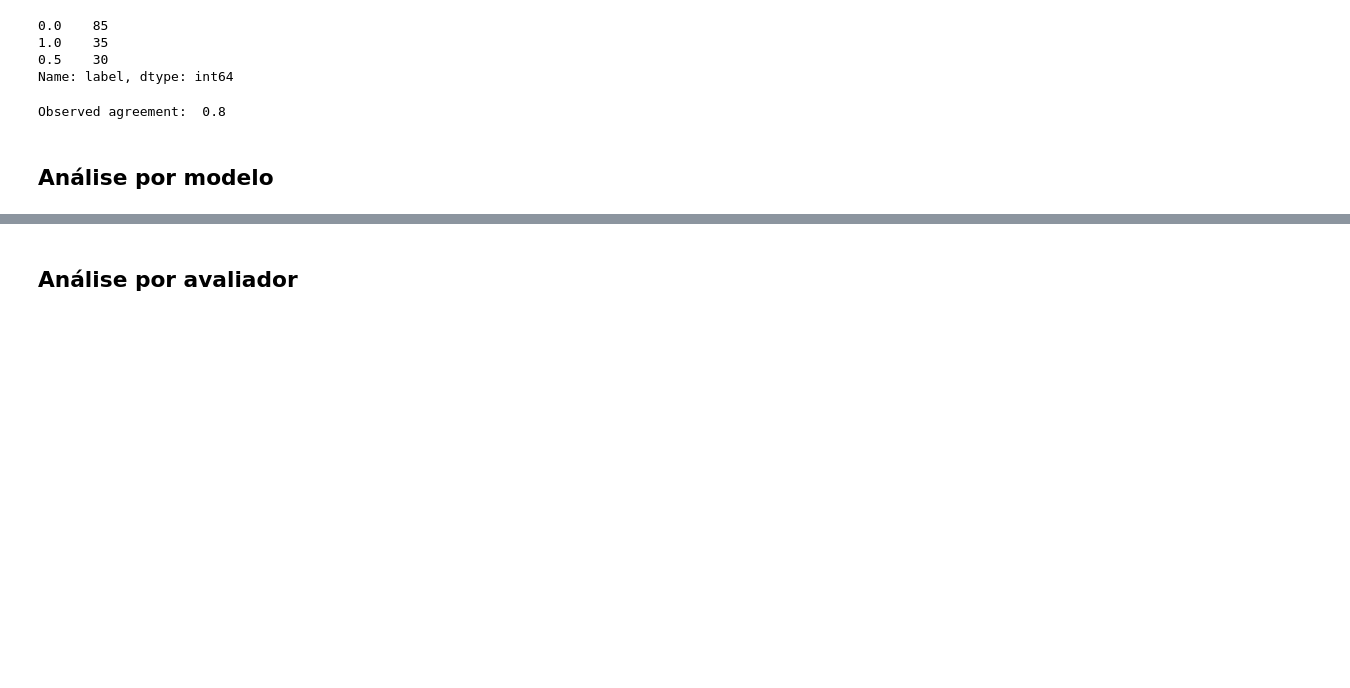
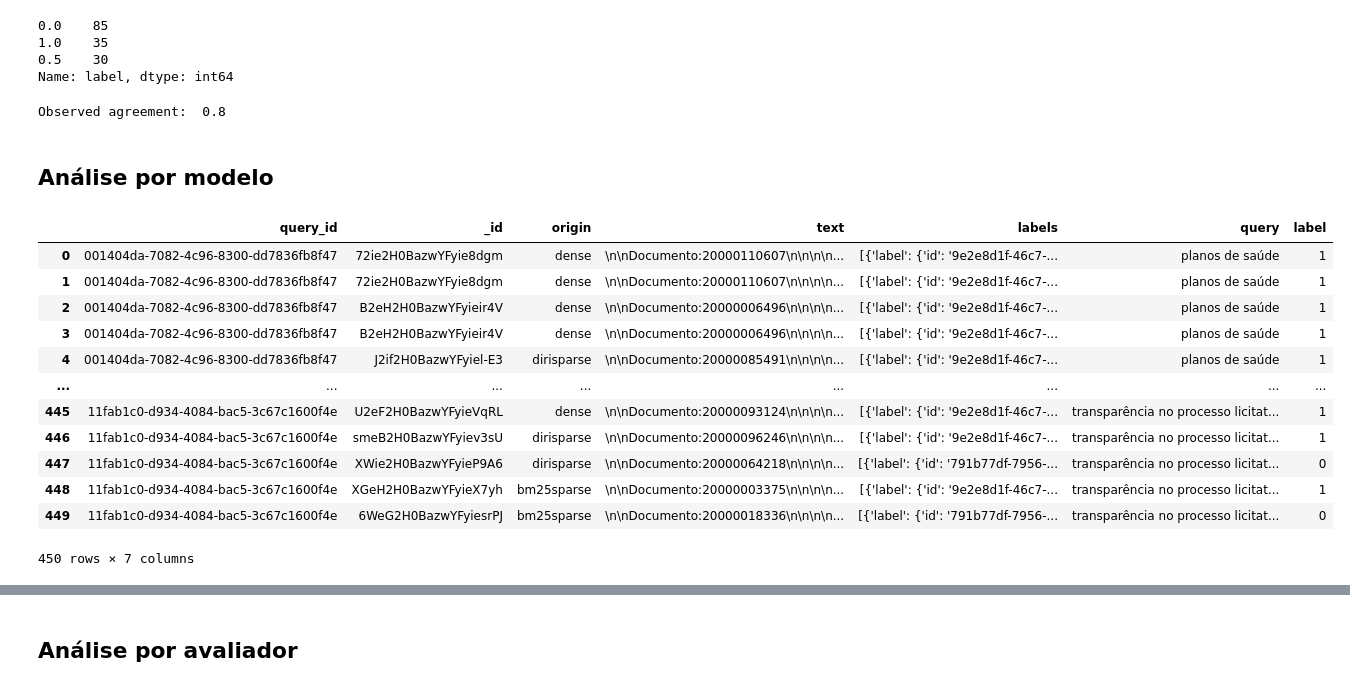
Before and after one commit to MPMG-DCC-UFMG/M05, a Jupyter notebook: notebooks/feedback_analysis.ipynb, the cells around one changed output, grey strips where cells are left out. Cells and saved outputs as stored; diff of their text form; code cells hidden in the pictures; blank space fills up the shorter version.

Commit message:
updates feedback analysis notebook

```diff
--- a/notebooks/feedback_analysis.ipynb
+++ b/notebooks/feedback_analysis.ipynb
@@ -119,3 +119,34 @@ Observed agreement:  0.8
 # consultas sem nenhum relevante
 # %% [markdown]
 ## Análise por modelo
+# %%
+original_feedbacks = []
+with open("feedback_queries_final.json", "r") as feedback:
+    original_feedbacks += json.load(feedback)
+original_feedbacks = pd.DataFrame(original_feedbacks)
+
+def change_corresponding(row):
+    for elem in row["corresponding"]:
+        elem["query"] = row["text"]
+        elem["query_id"] = row["_id"]
+    return row["corresponding"]
+original_feedbacks["corresponding"] = original_feedbacks.apply(lambda row: change_corresponding(row) ,axis=1)
+
+original_feedbacks = pd.json_normalize(original_feedbacks.explode("corresponding")["corresponding"])
+original_feedbacks["query"] = original_feedbacks["query"].apply(lambda x: x.replace("CONSULTA: ", ""))
+original_feedbacks = pd.merge(original_feedbacks[["query_id", "_id", "origin"]], feedbacks, on=["query_id", "_id"])
+original_feedbacks
+# %% [output]
+|  | query_id | _id | origin | text | labels | query | label |
+| 0 | 001404da-7082-4c96-8300-dd7836fb8f47 | 72ie2H0BazwYFyie8dgm | dense | \n\nDocumento:20000110607\n\n\n\n... | [{'label': {'id': '9e2e8d1f-46c7-... | planos de saúde | 1 |
+| 1 | 001404da-7082-4c96-8300-dd7836fb8f47 | 72ie2H0BazwYFyie8dgm | dense | \n\nDocumento:20000110607\n\n\n\n... | [{'label': {'id': '9e2e8d1f-46c7-... | planos de saúde | 1 |
+| 2 | 001404da-7082-4c96-8300-dd7836fb8f47 | B2eH2H0BazwYFyieir4V | dense | \n\nDocumento:20000006496\n\n\n\n... | [{'label': {'id': '9e2e8d1f-46c7-... | planos de saúde | 1 |
+| 3 | 001404da-7082-4c96-8300-dd7836fb8f47 | B2eH2H0BazwYFyieir4V | dense | \n\nDocumento:20000006496\n\n\n\n... | [{'label': {'id': '9e2e8d1f-46c7-... | planos de saúde | 1 |
+| 4 | 001404da-7082-4c96-8300-dd7836fb8f47 | J2if2H0BazwYFyiel-E3 | dirisparse | \n\nDocumento:20000085491\n\n\n\n... | [{'label': {'id': '9e2e8d1f-46c7-... | planos de saúde | 1 |
+| ... | ... | ... | ... | ... | ... | ... | ... |
+| 445 | 11fab1c0-d934-4084-bac5-3c67c1600f4e | U2eF2H0BazwYFyieVqRL | dense | \n\nDocumento:20000093124\n\n\n\n... | [{'label': {'id': '9e2e8d1f-46c7-... | transparência no processo licitat... | 1 |
+| 446 | 11fab1c0-d934-4084-bac5-3c67c1600f4e | smeB2H0BazwYFyiev3sU | dirisparse | \n\nDocumento:20000096246\n\n\n\n... | [{'label': {'id': '9e2e8d1f-46c7-... | transparência no processo licitat... | 1 |
+| 447 | 11fab1c0-d934-4084-bac5-3c67c1600f4e | XWie2H0BazwYFyieP9A6 | dirisparse | \n\nDocumento:20000064218\n\n\n\n... | [{'label': {'id': '791b77df-7956-... | transparência no processo licitat... | 0 |
+| 448 | 11fab1c0-d934-4084-bac5-3c67c1600f4e | XGeH2H0BazwYFyieX7yh | bm25sparse | \n\nDocumento:20000003375\n\n\n\n... | [{'label': {'id': '9e2e8d1f-46c7-... | transparência no processo licitat... | 1 |
+| 449 | 11fab1c0-d934-4084-bac5-3c67c1600f4e | 6WeG2H0BazwYFyiesrPJ | bm25sparse | \n\nDocumento:20000018336\n\n\n\n... | [{'label': {'id': '791b77df-7956-... | transparência no processo licitat... | 0 |
+450 rows × 7 columns
```
Also changed, not shown: parts of 33 cells of this notebook.
